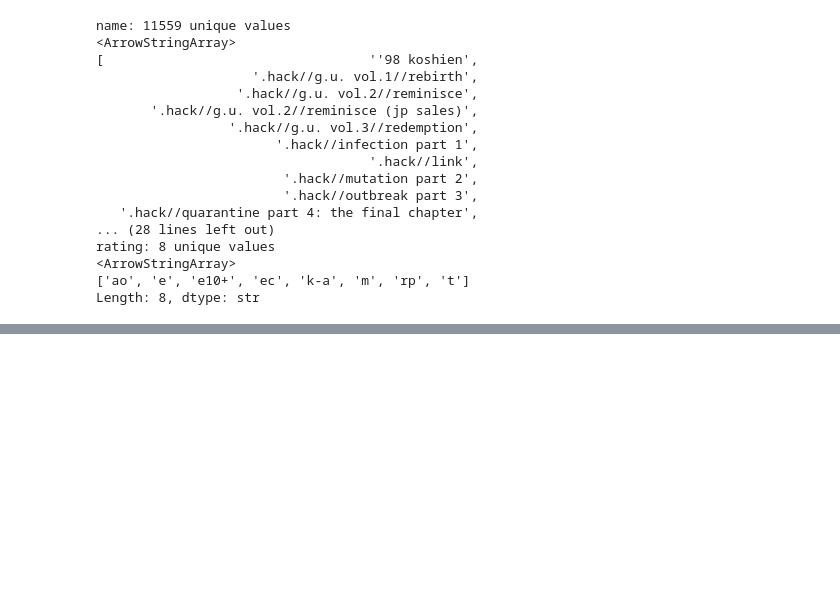
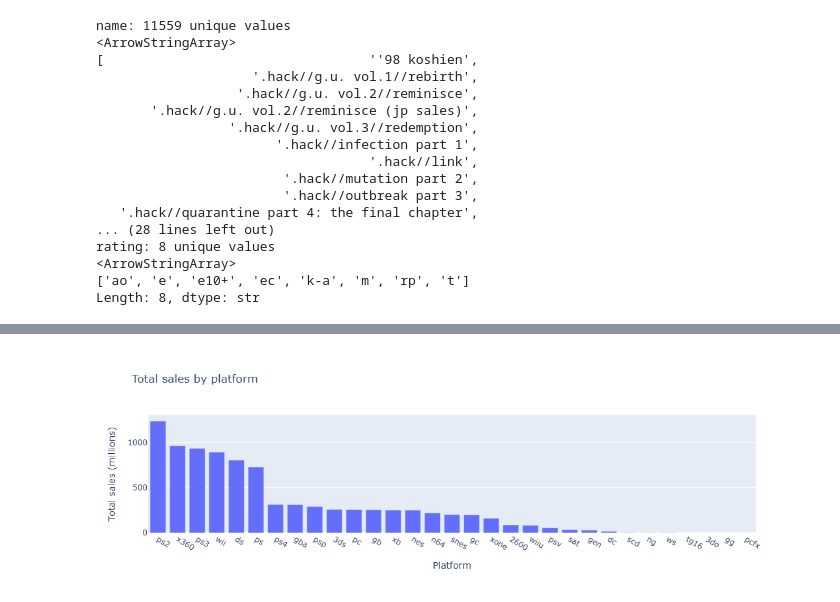
Before and after one commit to CaueFabrizioBS/game-over-or-high-score, a Jupyter notebook: game_over_or_high_score_analysis.ipynb, the cells around one changed output, grey strips where cells are left out. Cells and saved outputs as stored; diff of their text form; code cells hidden in the pictures; blank space fills up the shorter version.

```diff
--- a/game_over_or_high_score_analysis.ipynb
+++ b/game_over_or_high_score_analysis.ipynb
@@ -174,0 +236,7 @@ memory usage: 2.2 MB
+# %%
+# 3.2.1.Sales by platform
+sales_by_platform = games_df.groupby('platform')['total_sales'].sum().sort_values(ascending=False)
+
+px.bar(sales_by_platform, title='Total sales by platform', labels={'platform': 'Platform', 'value': 'Total sales (millions)'}).update_layout(showlegend=False)
+# %% [output]
+[figure, added]
```
Also changed, not shown: parts of 27 cells of this notebook.
